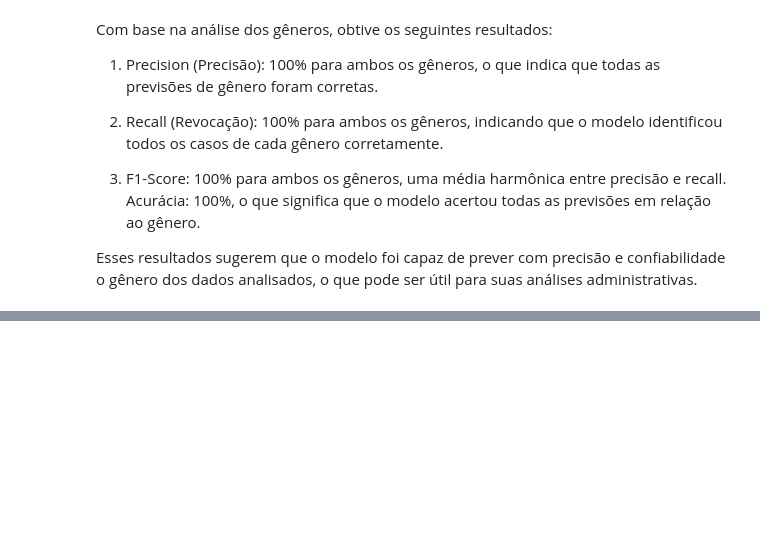
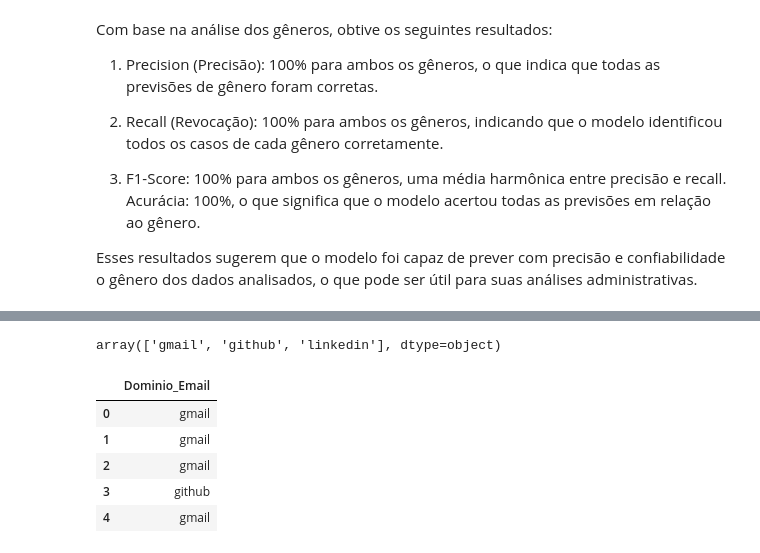
Before and after one commit to patinaomi/sprint-3-fiap, a Jupyter notebook: AI & Chatbot/Sprint 4/formularioCadastro.ipynb, the cells around one changed output, grey strips where cells are left out. Cells and saved outputs as stored; diff of their text form; code cells hidden in the pictures; blank space fills up the shorter version.

```diff
--- a/AI & Chatbot/Sprint 4/formularioCadastro.ipynb
+++ b/AI & Chatbot/Sprint 4/formularioCadastro.ipynb
@@ -295,0 +290,8 @@ Esses resultados sugerem que o modelo foi capaz de prever com precisão e confia
+# %%
+df3 = pd.DataFrame(base_cadastro)
+# %%
+# Criar uma nova coluna com o domínio do e-mail, precisamos somente do domínio aqui e não dos demais dados.
+df3['Dominio_Email'] = df3['Email'].apply(lambda x: x.split('@')[1])
+
+# Exibir as primeiras linhas do DataFrame após a modificação
+df3.head()
@@ -295,0 +310,17 @@ Esses resultados sugerem que o modelo foi capaz de prever com precisão e confia
+# %%
+df3['Dominio_Email'].unique()
+# %% [output]
+array(['gmail', 'github', 'linkedin'], dtype=object)
+# %%
+## Apagar as colunas que não iremos utilizar na análise
+
+df3 = df3.drop(['Nome', 'Sobrenome', 'Email', 'Telefone', 'Senha', 'ConfirmacaoSenha', 'Empresa', 'Genero', 'DDD'], axis=1)
+
+df3.head()
+# %% [output]
+|  | Dominio_Email |
+| 0 | gmail |
+| 1 | gmail |
+| 2 | gmail |
+| 3 | github |
+| 4 | gmail |
```
Also changed, not shown: parts of 61 cells of this notebook, 1 other file.
